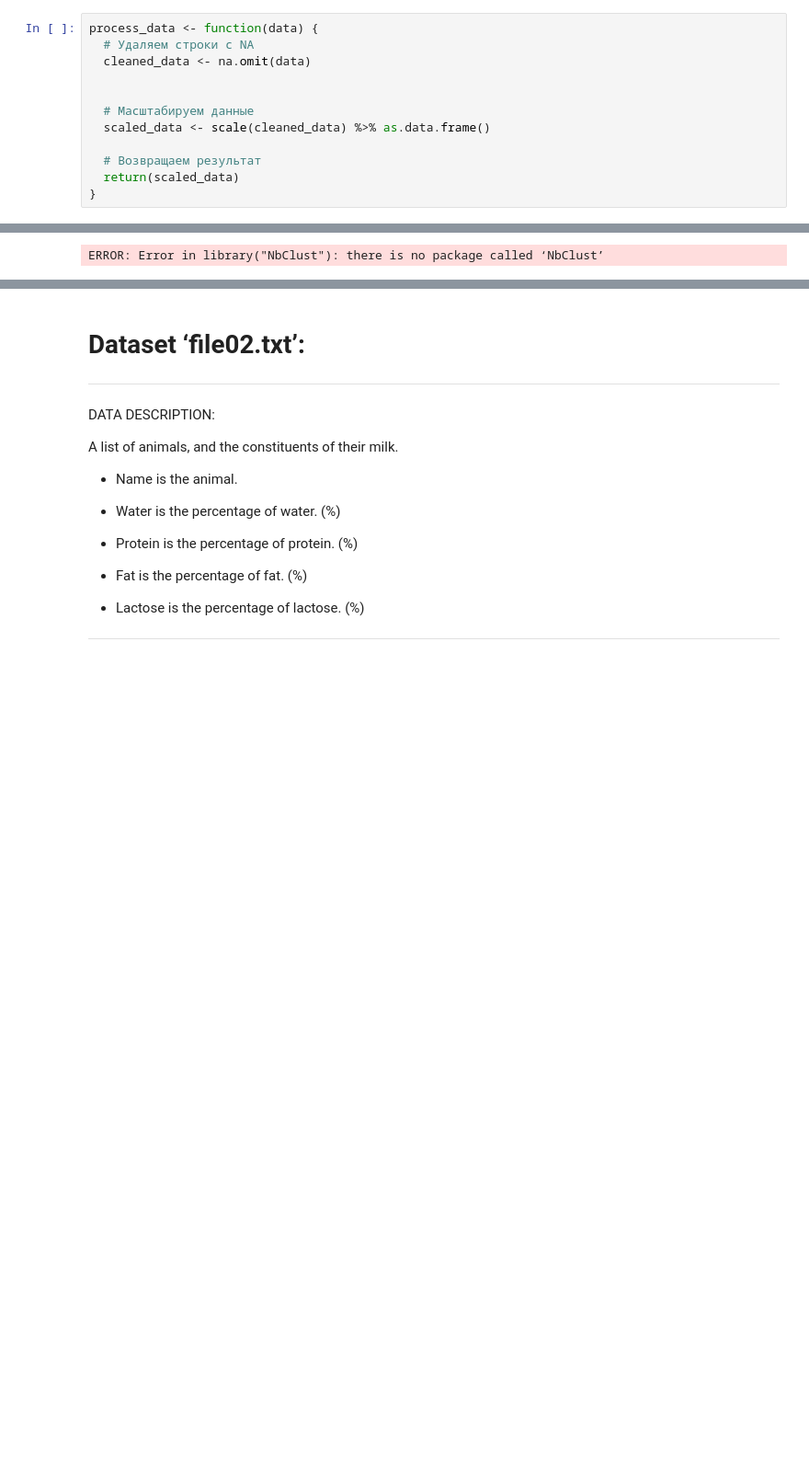
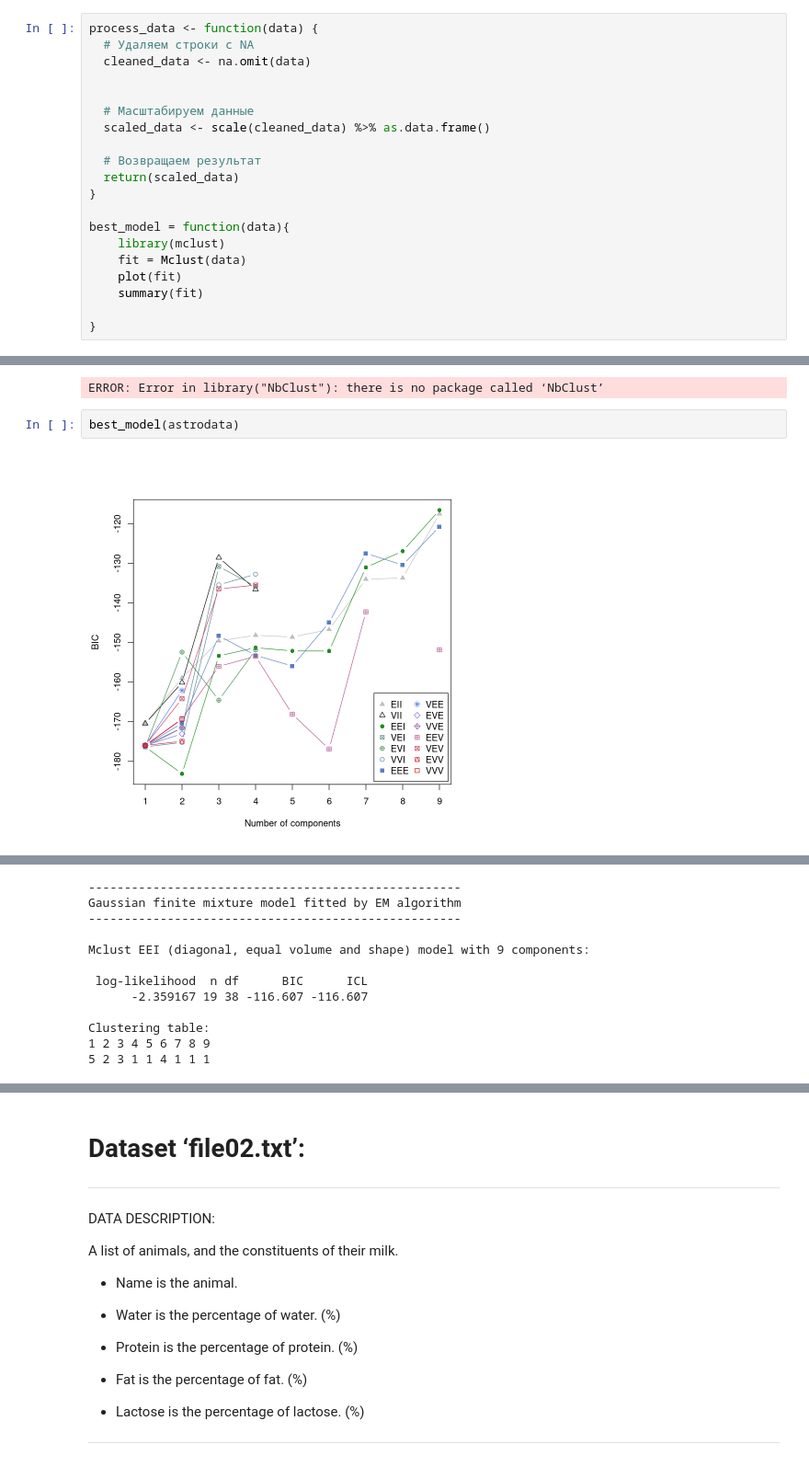
Before and after one commit to Ad04ka/statistics, a Jupyter notebook: statistic/code/cluster_analysis.ipynb, the cells around one changed output, grey strips where cells are left out. Shown at 92% size. Saved outputs shown, nothing was run; the diff lists cells and outputs as text; blank space fills up the shorter version.

```diff
--- a/statistic/code/cluster_analysis.ipynb
+++ b/statistic/code/cluster_analysis.ipynb
@@ -42,6 +44,14 @@ process_data <- function(data) {
   # Возвращаем результат
   return(scaled_data)
 }
+
+best_model = function(data){
+    library(mclust)
+    fit = Mclust(data)
+    plot(fit)
+    summary(fit)
+
+}
 # %%
 read.table('../data/file01.txt',header = TRUE,
            na.strings = 'NA',row.names = 1,dec='.') -> astrodata
@@ -182,3 +192,7 @@ res.nbclust <- file01.data %>%
           method = "kmeans", index ="all")
 # %% [output]
 ERROR: Error in library("NbClust"): there is no package called ‘NbClust’
+# %%
+best_model(astrodata)
+# %% [output]
+[figure, added]
@@ -184,0 +201,12 @@ ERROR: Error in library("NbClust"): there is no package called ‘NbClust’
+----------------------------------------------------
+Gaussian finite mixture model fitted by EM algorithm
+----------------------------------------------------
+
+Mclust EEI (diagonal, equal volume and shape) model with 9 components:
+
+ log-likelihood  n df      BIC      ICL
+      -2.359167 19 38 -116.607 -116.607
+
+Clustering table:
+1 2 3 4 5 6 7 8 9
+5 2 3 1 1 4 1 1 1
```
Also changed, not shown: parts of 4 cells of this notebook, 11 other files.
